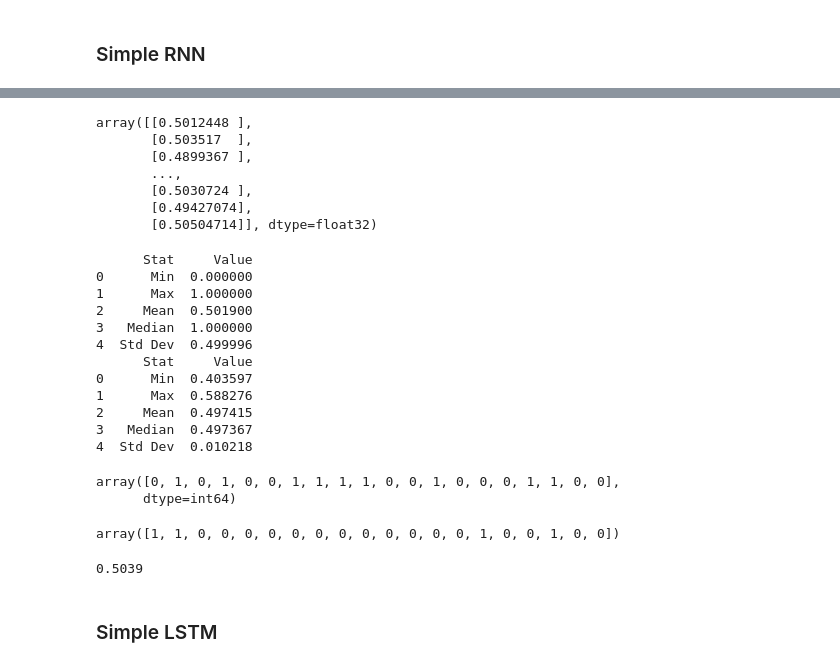
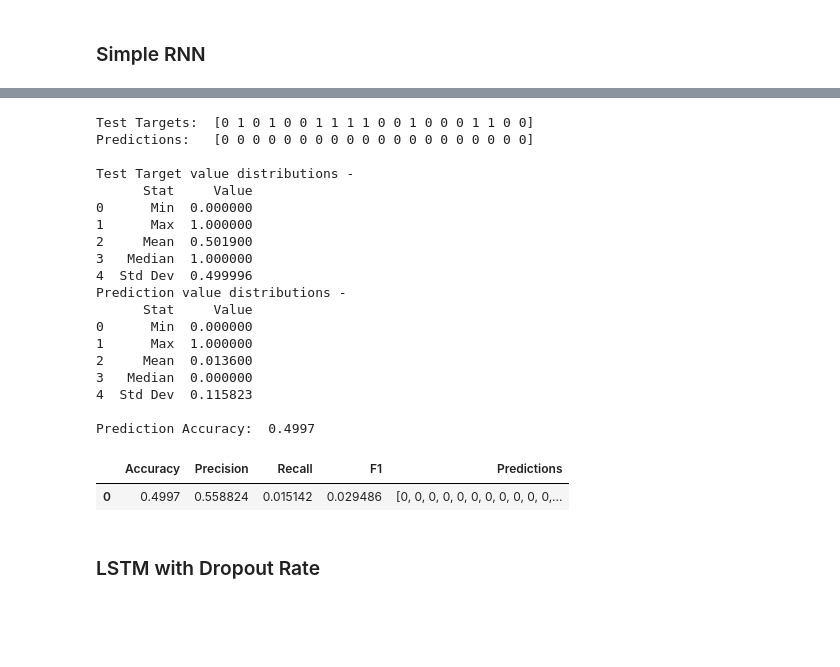
Before and after one commit to NormanHung/IMDB-Sentiment, a Jupyter notebook: SentimentAnalysis.ipynb, the cells around one changed output, grey strips where cells are left out. Drawn from its saved outputs; the diff is of its cells as text; code cells hidden in the pictures; blank space fills up the shorter version.

```diff
--- a/SentimentAnalysis.ipynb
+++ b/SentimentAnalysis.ipynb
@@ -334,14 +465,14 @@ def CreateRNN():
     keras.backend.clear_session()
     model = Sequential()
     # Input Layer
-    model.add(Embedding(UniqueWordMax, InputUnitsCount, input_length = InputSize))
-    model.add(SimpleRNN(units = HiddenUnitsCount, dropout = DropoutRate, input_shape = InputShape))
+    model.add(Embedding(input_dim = UniqueWordMax, output_dim = InputUnitsCount, input_length = InputSize))
+    model.add(SimpleRNN(units = InputUnitsCount, dropout = DropoutRate, activation = "relu", input_shape = InputShape))
     # Output Layer
     model.add(Dense(LabelCount))
     model.add(Activation("sigmoid"))
 
     model.compile(loss = "binary_crossentropy",
-                 optimizer = SGD(),
+                 optimizer = Adam(),
                  metrics = ["accuracy"])
     return model
 # %%
@@ -365,5 +496,5 @@ Trainable params: 21,217
 Non-trainable params: 0
 _________________________________________________________________
 # %%
-model.fit(TrainData, TrainTarget, epochs = 15, batch_size = BatchSize, verbose = 2)
+model.fit(TrainData, TrainTarget, epochs = 15, callbacks = KerasCallbacks_List, validation_data = (TestData, TestTarget), batch_size = BatchSize, verbose = 2)
 # %% [output]
@@ -390,41 +517,26 @@ TestPredictions = model.predict(TestData)
-# %%
-TestPredictions
-# %% [output]
-array([[0.5012448 ],
-       [0.503517  ],
-       [0.4899367 ],
-       ...,
-       [0.5030724 ],
-       [0.49427074],
-       [0.50504714]], dtype=float32)
-# %%
-GetArrayStats([TestTarget]);
-GetArrayStats([TestPredictions]);
-# %% [output]
-      Stat     Value
-0      Min  0.000000
-1      Max  1.000000
-2     Mean  0.501900
-3   Median  1.000000
-4  Std Dev  0.499996
-      Stat     Value
-0      Min  0.403597
-1      Max  0.588276
-2     Mean  0.497415
-3   Median  0.497367
-4  Std Dev  0.010218
-# %%
-TestTarget[:20]
-# %% [output]
-array([0, 1, 0, 1, 0, 0, 1, 1, 1, 1, 0, 0, 1, 0, 0, 0, 1, 1, 0, 0],
-      dtype=int64)
-# %%
-(TestPredictions.reshape(-1, ) >= 0.5).astype(int)[:20]
-# %% [output]
-array([1, 1, 0, 0, 0, 0, 0, 0, 0, 0, 0, 0, 0, 0, 1, 0, 0, 1, 0, 0])
-# %%
-accuracy_score(TestTarget, (TestPredictions >= 0.5).astype(int))
-# %% [output]
-0.5039
+# %%
+GetNetworkPredictionStats(model)
+# %% [output]
+Test Targets:  [0 1 0 1 0 0 1 1 1 1 0 0 1 0 0 0 1 1 0 0]
+Predictions:   [0 0 0 0 0 0 0 0 0 0 0 0 0 0 0 0 0 0 0 0]
+
+Test Target value distributions -
+      Stat     Value
+0      Min  0.000000
+1      Max  1.000000
+2     Mean  0.501900
+3   Median  1.000000
+4  Std Dev  0.499996
+Prediction value distributions -
+      Stat     Value
+0      Min  0.000000
+1      Max  1.000000
+2     Mean  0.013600
+3   Median  0.000000
+4  Std Dev  0.115823
+
+Prediction Accuracy:  0.4997
+|  | Accuracy | Precision | Recall | F1 | Predictions |
+| 0 | 0.4997 | 0.558824 | 0.015142 | 0.029486 | [0, 0, 0, 0, 0, 0, 0, 0, 0, 0, 0,... |
 # %% [markdown]
-### Simple LSTM
+### LSTM with Dropout Rate
```
Also changed, not shown: parts of 76 cells of this notebook.
